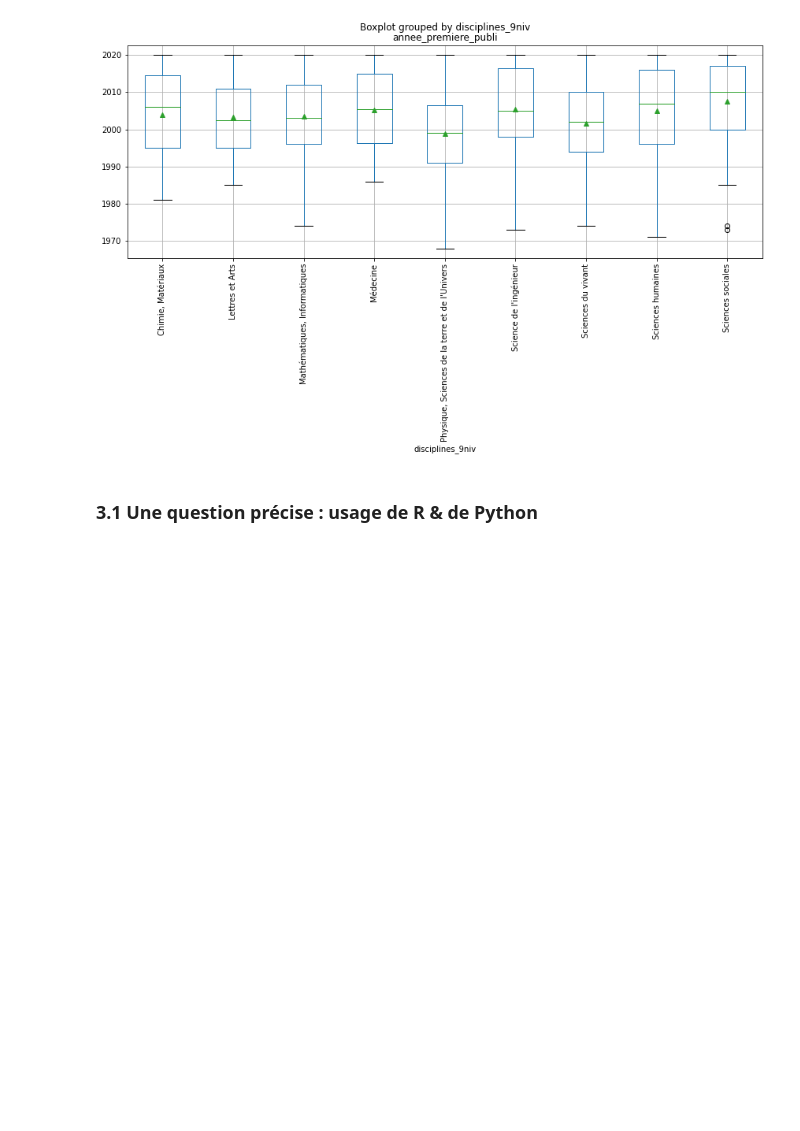
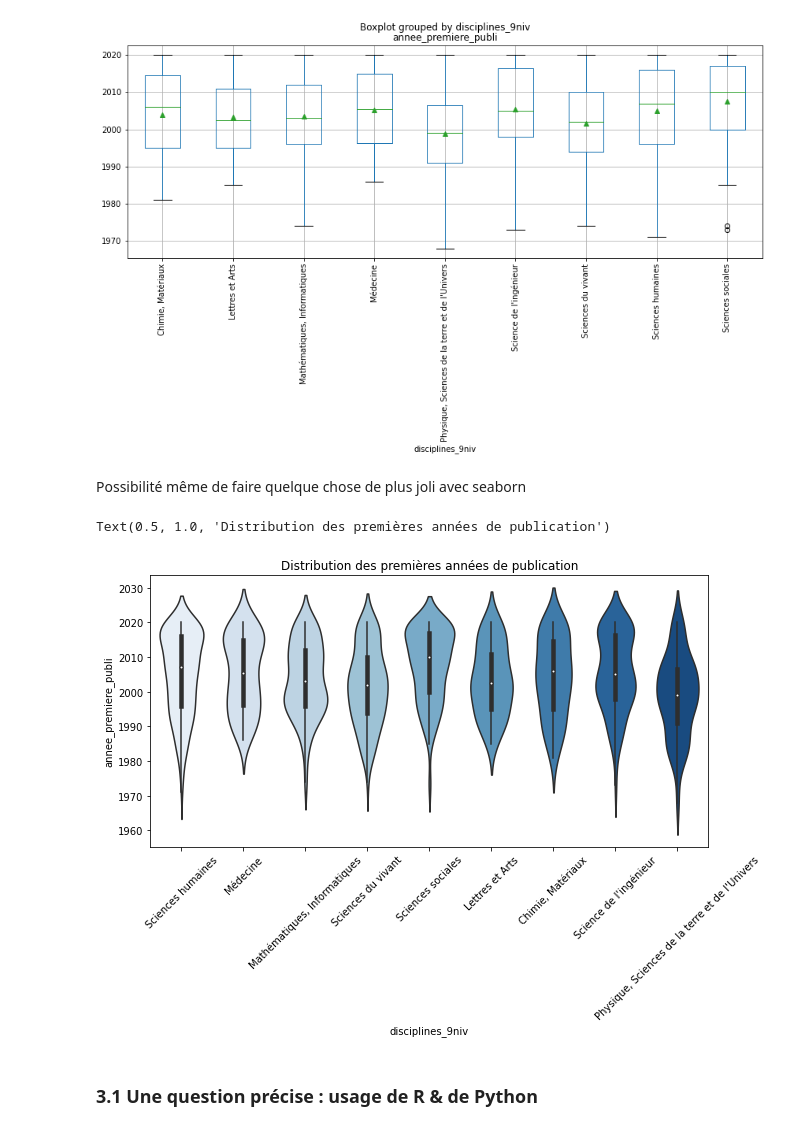
Before and after one commit to emilienschultz/sosppyshs, a Jupyter notebook: Réanalyse SOSP.ipynb, the cells around one changed output. Cells and saved outputs as stored; diff of their text form; code cells hidden in the pictures; blank space fills up the shorter version.

```diff
--- a/Réanalyse SOSP.ipynb
+++ b/Réanalyse SOSP.ipynb
@@ -184,6 +191,19 @@ data.boxplot(column='annee_premiere_publi',by='disciplines_9niv',figsize=(14,5),
 # %% [output]
 <AxesSubplot:title={'center':'annee_premiere_publi'}, xlabel='disciplines_9niv'>
 [figure]
+# %% [markdown]
+Possibilité même de faire quelque chose de plus joli avec seaborn
+# %%
+import seaborn as sns
+import matplotlib.pyplot as plt
+
+fig,ax = plt.subplots(figsize=(10,5))
+sns.violinplot(x="disciplines_9niv", y="annee_premiere_publi", data=data,ax=ax, palette="Blues")
+plt.xticks(rotation=45)
+plt.title("Distribution des premières années de publication")
+# %% [output]
+Text(0.5, 1.0, 'Distribution des premières années de publication')
+[figure, added]
 # %% [markdown]
 ### 3.1 Une question précise : usage de R & de Python
 # %% [markdown]
```
Also changed, not shown: parts of 8 cells of this notebook.
